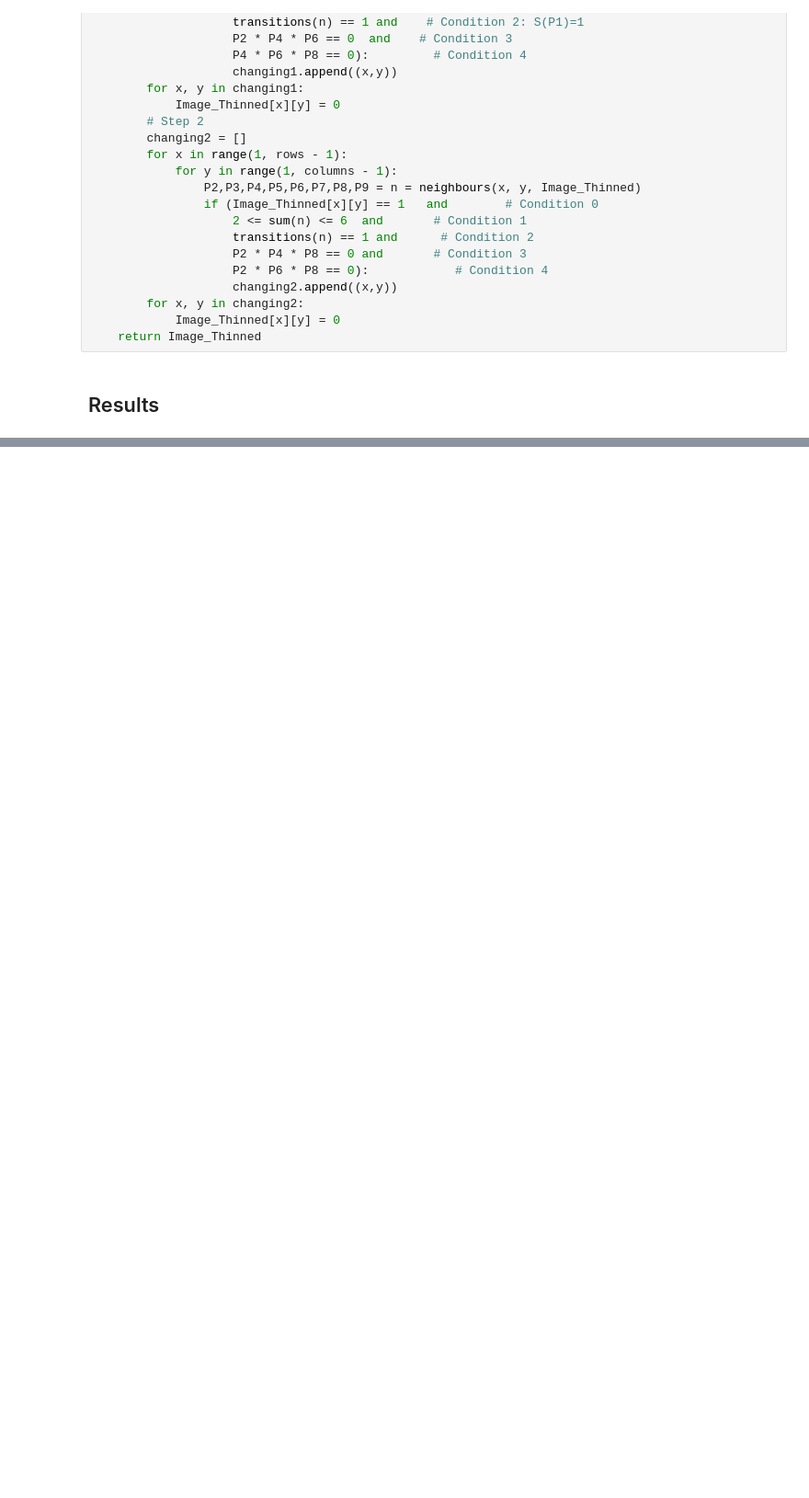
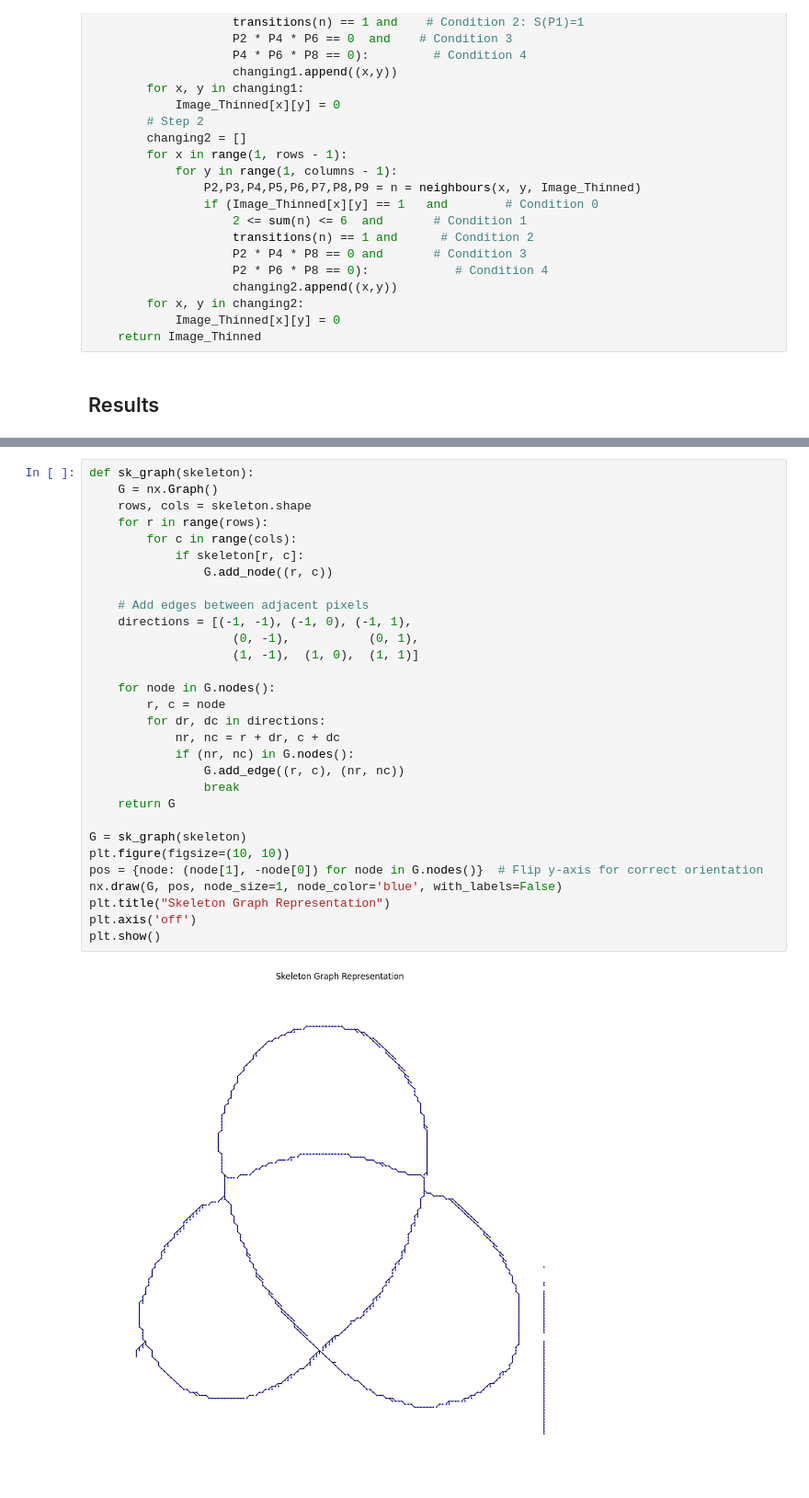
Before and after one commit to PhilJ0ly/knotId, a Jupyter notebook: skeleton_zhang.ipynb, the cells around one changed output, grey strips where cells are left out. Shown at 92% size. Drawn from its saved outputs; the diff is of its cells as text; blank space fills up the shorter version.

```diff
--- a/skeleton_zhang.ipynb
+++ b/skeleton_zhang.ipynb
@@ -108,0 +124,32 @@ plt.show()
+# %%
+def sk_graph(skeleton):
+    G = nx.Graph()
+    rows, cols = skeleton.shape
+    for r in range(rows):
+        for c in range(cols):
+            if skeleton[r, c]:
+                G.add_node((r, c))
+
+    # Add edges between adjacent pixels
+    directions = [(-1, -1), (-1, 0), (-1, 1),
+                    (0, -1),           (0, 1),
+                    (1, -1),  (1, 0),  (1, 1)]
+
+    for node in G.nodes():
+        r, c = node
+        for dr, dc in directions:
+            nr, nc = r + dr, c + dc
+            if (nr, nc) in G.nodes():
+                G.add_edge((r, c), (nr, nc))
+                break
+    return G
+
+G = sk_graph(skeleton)
+plt.figure(figsize=(10, 10))
+pos = {node: (node[1], -node[0]) for node in G.nodes()}  # Flip y-axis for correct orientation
+nx.draw(G, pos, node_size=1, node_color='blue', with_labels=False)
+plt.title("Skeleton Graph Representation")
+plt.axis('off')
+plt.show()
+# %% [output]
+[figure, added]
```
Also changed, not shown: parts of 9 cells of this notebook, 2 other files.
